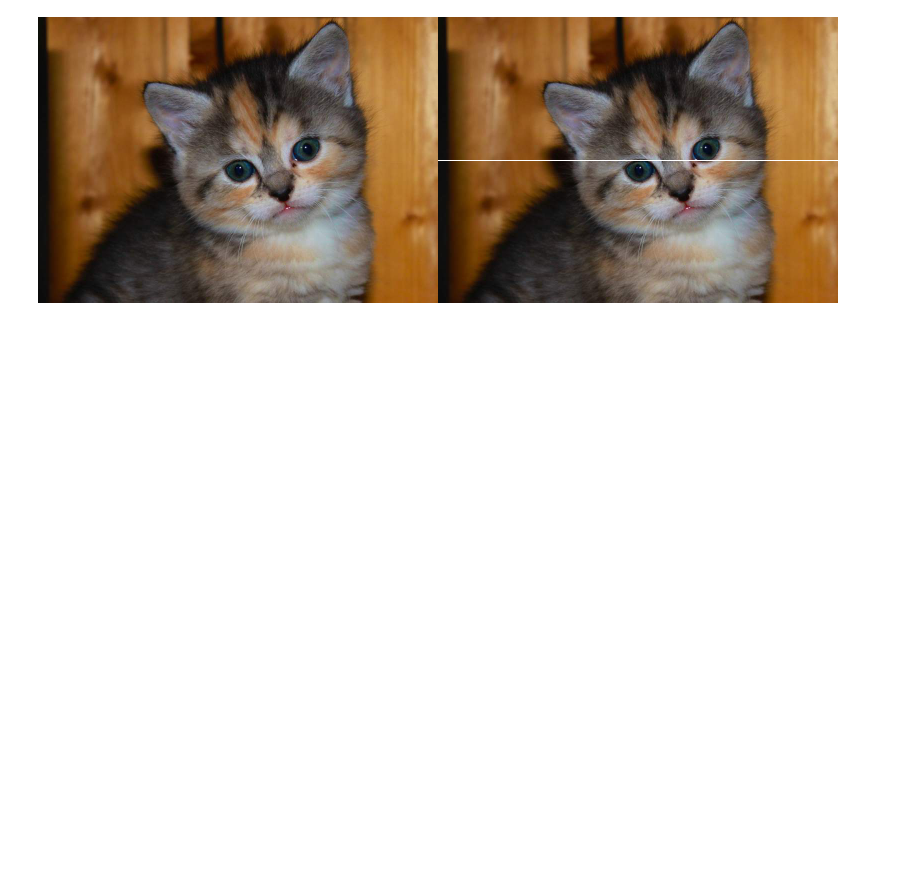
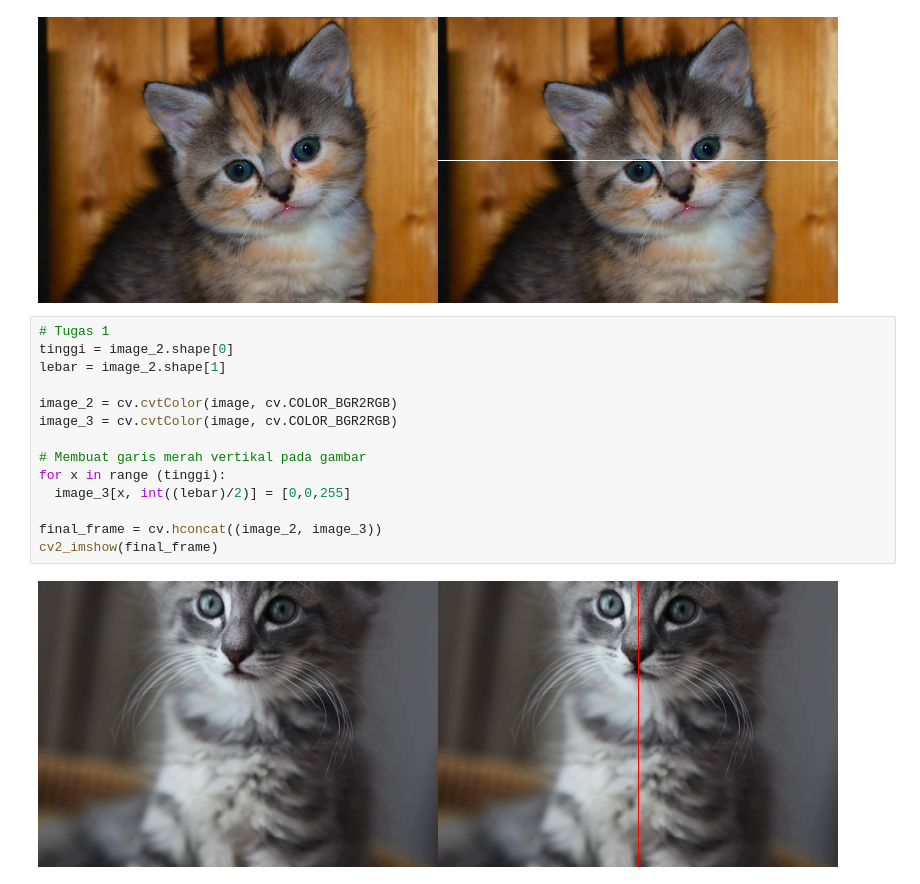
Before and after one commit to altalarikyusuf98/PCVK_Genap_2021, a Jupyter notebook: Week1.ipynb, the cells around one changed output. Drawn from its saved outputs; the diff is of its cells as text; blank space fills up the shorter version.

```diff
--- a/Week1.ipynb
+++ b/Week1.ipynb
@@ -47,3 +47,19 @@ final_frame = cv.hconcat((image_2, image_3))
 cv2_imshow(final_frame)
 # %% [output]
 [figure]
+# %%
+# Tugas 1
+tinggi = image_2.shape[0]
+lebar = image_2.shape[1]
+
+image_2 = cv.cvtColor(image, cv.COLOR_BGR2RGB)
+image_3 = cv.cvtColor(image, cv.COLOR_BGR2RGB)
+
+# Membuat garis merah vertikal pada gambar
+for x in range (tinggi):
+  image_3[x, int((lebar)/2)] = [0,0,255]
+
+final_frame = cv.hconcat((image_2, image_3))
+cv2_imshow(final_frame)
+# %% [output]
+[figure, added]
```
Also changed, not shown: parts of 1 cell of this notebook.
